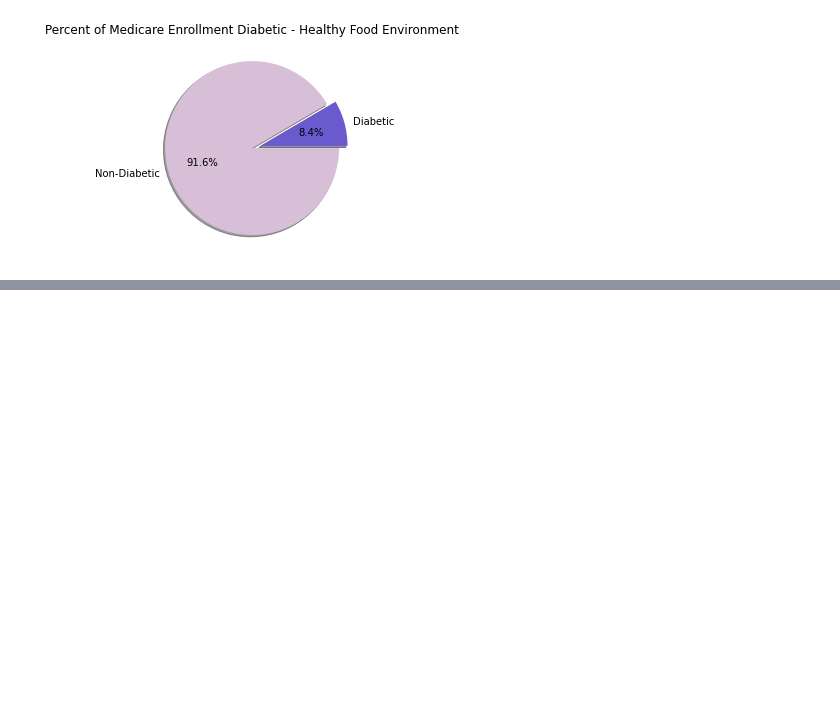
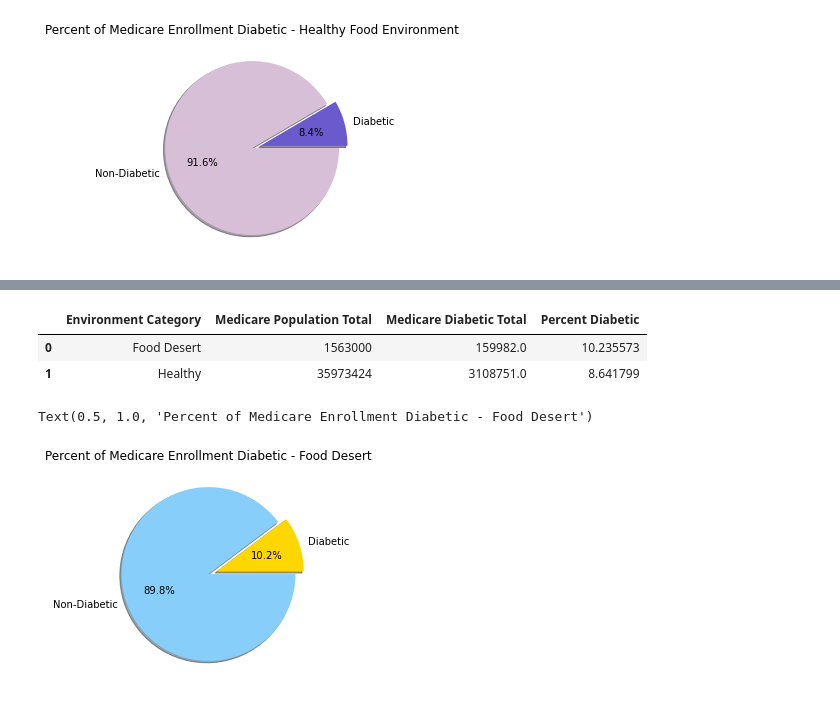
Before and after one commit to Ssimoes48/Food-Deserts-Analysis, a Jupyter notebook: Pie_Plots_2.ipynb, the cells around one changed output, grey strips where cells are left out. Cells and saved outputs as stored; diff of their text form; code cells hidden in the pictures; blank space fills up the shorter version.

```diff
--- a/Pie_Plots_2.ipynb
+++ b/Pie_Plots_2.ipynb
@@ -175,0 +218,25 @@ poor_env_pop=combined_df.loc[combined_df["Food Environment Index"]<bottomquartil
+# %%
+#Adding Percent Diabetic with Medicare
+popsum_byenv__deserts_df["Percent Diabetic"]=(popsum_byenv__deserts_df["Medicare Diabetic Total"]/popsum_byenv__deserts_df["Medicare Population Total"])*100
+percent_diabetic2_df=popsum_byenv__deserts_df.reset_index()
+percent_diabetic2_df
+# %% [output]
+|  | Environment Category | Medicare Population Total | Medicare Diabetic Total | Percent Diabetic |
+| 0 | Food Desert | 1563000 | 159982.0 | 10.235573 |
+| 1 | Healthy | 35973424 | 3108751.0 | 8.641799 |
+# %%
+#Pie plot for Food Desert Environment
+
+#Generate pie plot using pyplot
+#Designating data to draw upon
+labels = ["Diabetic","Non-Diabetic"]
+sizes =  [159982,1403018]
+colors = ["gold", "lightskyblue"]
+explode = (0.1,0)
+# %%
+#Creating the pie chart based on the values above
+plt.pie(sizes, explode = explode, labels=labels, colors=colors, autopct="%1.1f%%", shadow=True)
+plt.title("Percent of Medicare Enrollment Diabetic - Food Desert")
+# %% [output]
+Text(0.5, 1.0, 'Percent of Medicare Enrollment Diabetic - Food Desert')
+[figure, added]
```
Also changed, not shown: parts of 15 cells of this notebook.
